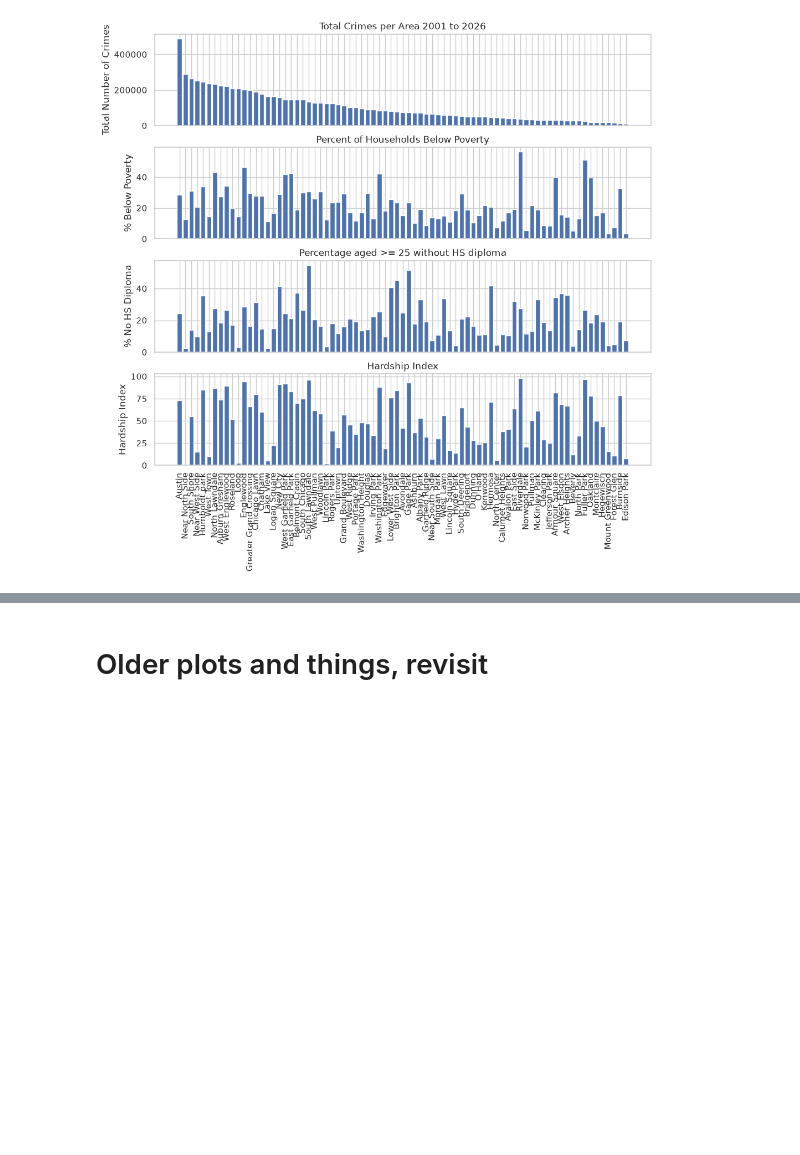
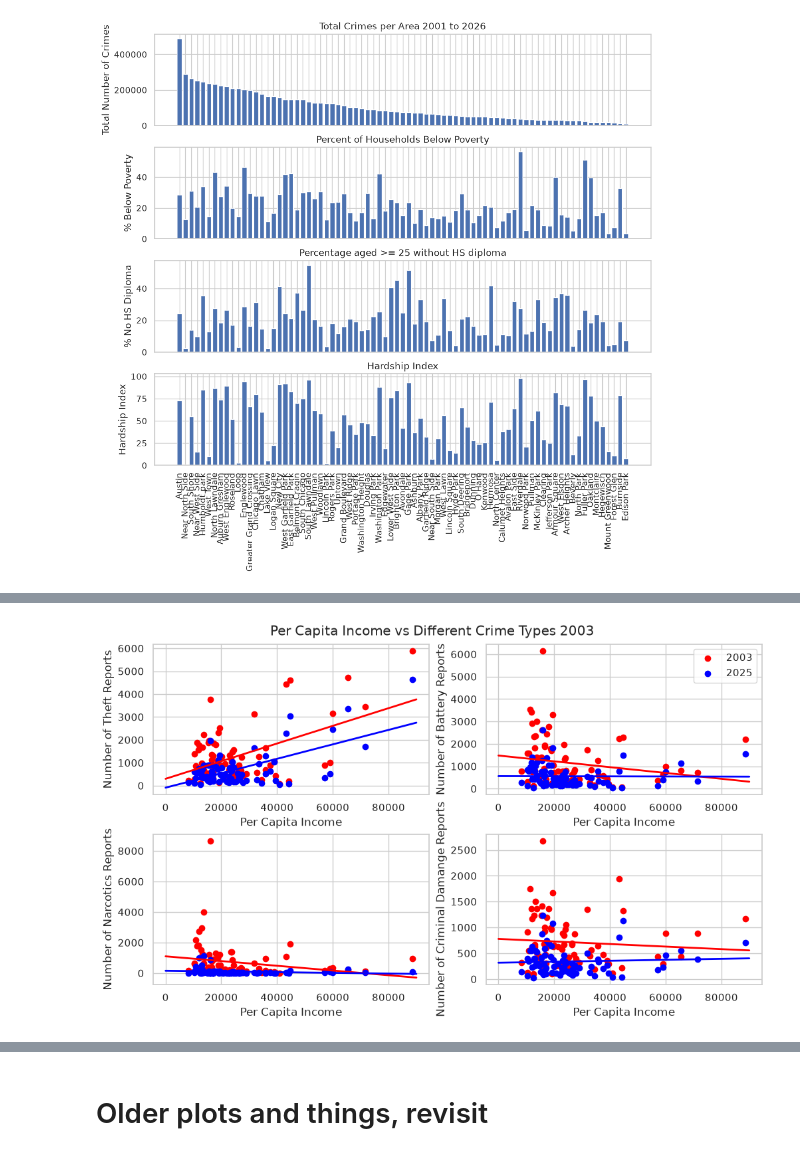
Before and after one commit to ogladr-kjarr/learning-EDA-with-Python, a Jupyter notebook: ChicagoCrimeSocioEconomicData.ipynb, the cells around one changed output, grey strips where cells are left out. Saved outputs shown, nothing was run; the diff lists cells and outputs as text; code cells hidden in the pictures; blank space fills up the shorter version.

```diff
--- a/ChicagoCrimeSocioEconomicData.ipynb
+++ b/ChicagoCrimeSocioEconomicData.ipynb
@@ -446,0 +466,92 @@ In the plot below we can see there is a range of crimes in different income area
+# %%
+# Parse the date-time column to allow extraction of datetime based attributes, filter the years desired, and return the
+# number of crimes by area, type, and year
+crimes_by_income_dated_df = crime_df.with_columns(
+    pl.col("Date").str.to_datetime("%m/%d/%Y %I:%M:%S %p").alias("dt")
+).with_columns(
+    pl.col("dt").dt.year().alias("bucket_year")
+).filter(
+    pl.col("bucket_year").is_in([2003, 2025])
+).group_by(
+    ["CommunityArea", "PrimaryType", "bucket_year"]
+).len("NumberOfCrimes").collect().join(census_df, on="CommunityArea", how="inner")
+
+# Create the year and type filtered dataframes
+def get_subset(primary_type, year):
+    return crimes_by_income_dated_df.filter((pl.col("bucket_year") == year) & (pl.col("PrimaryType") == primary_type))
+
+
+theft_2003_df = get_subset("THEFT", 2003)
+battery_2003_df = get_subset("BATTERY", 2003)
+narcotics_2003_df = get_subset("NARCOTICS", 2003)
+damage_2003_df = get_subset("CRIMINAL DAMAGE", 2003)
+
+theft_2025_df = get_subset("THEFT", 2025)
+battery_2025_df = get_subset("BATTERY", 2025)
+narcotics_2025_df = get_subset("NARCOTICS", 2025)
+damage_2025_df = get_subset("CRIMINAL DAMAGE", 2025)
+
+# Create the linear regression slopes for each type and year for plotting
+def create_lm(lm_df):
+    slope, intercept = np.polyfit(lm_df['PerCapitaIncome'],
+                                                lm_df['NumberOfCrimes'],
+                                                deg=1)
+    xseq = np.linspace(0, 90000, 10)
+
+    return {'slope': slope, 'intercept': intercept, 'xseq': xseq}
+
+
+theft_2003_lm = create_lm(theft_2003_df)
+theft_2025_lm = create_lm(theft_2025_df)
+battery_2003_lm = create_lm(battery_2003_df)
+battery_2025_lm = create_lm(battery_2025_df)
+narcotics_2003_lm = create_lm(narcotics_2003_df)
+narcotics_2025_lm = create_lm(narcotics_2025_df)
+damage_2003_lm = create_lm(damage_2003_df)
+damage_2025_lm = create_lm(damage_2025_df)
+
+
+fig, axd = plt.subplot_mosaic([['theft', 'battery'],
+                               ['narcotics', 'damage']],
+                              figsize=(10, 6), layout="constrained")
+
+# For each axis plot the related data and set the y-axis label, the x-axis label and y-axis ticks are the same for every plot
+for k, ax in axd.items():
+    if k == 'theft':
+        ax.scatter(theft_2003_df['PerCapitaIncome'],
+                    theft_2003_df['NumberOfCrimes'], color="red", label="2003")
+        ax.scatter(theft_2025_df['PerCapitaIncome'],
+                    theft_2025_df['NumberOfCrimes'], color="blue", label="2025")
+        ax.plot(theft_2003_lm['xseq'], theft_2003_lm['intercept'] + theft_2003_lm['slope'] * theft_2003_lm['xseq'], color="red", lw=2)
+        ax.plot(theft_2025_lm['xseq'], theft_2025_lm['intercept'] + theft_2025_lm['slope'] * theft_2025_lm['xseq'], color="blue", lw=2)
+        ax.set_ylabel("Number of Theft Reports")
+
+    if k == 'battery':
+        l1 = ax.scatter(battery_2003_df['PerCapitaIncome'],
+                    battery_2003_df['NumberOfCrimes'], color="red", label="2003")
+        l2 = ax.scatter(battery_2025_df['PerCapitaIncome'],
+                    battery_2025_df['NumberOfCrimes'], color="blue", label="2025")
+        ax.plot(battery_2003_lm['xseq'], battery_2003_lm['intercept'] + battery_2003_lm['slope'] * battery_2003_lm['xseq'], color="red", lw=2)
+        ax.plot(battery_2025_lm['xseq'], battery_2025_lm['intercept'] + battery_2025_lm['slope'] * battery_2025_lm['xseq'], color="blue", lw=2)
+        ax.set_ylabel("Number of Battery Reports")
+        ax.legend(handles=[l1, l2])
+    if k == 'narcotics':
+        ax.scatter(narcotics_2003_df['PerCapitaIncome'],
+                    narcotics_2003_df['NumberOfCrimes'], color="red", label="2003")
+        ax.scatter(narcotics_2025_df['PerCapitaIncome'],
+                    narcotics_2025_df['NumberOfCrimes'], color="blue", label="2025")
+        ax.plot(narcotics_2003_lm['xseq'], narcotics_2003_lm['intercept'] + narcotics_2003_lm['slope'] * narcotics_2003_lm['xseq'], color="red", lw=2)
+        ax.plot(narcotics_2025_lm['xseq'], narcotics_2025_lm['intercept'] + narcotics_2025_lm['slope'] * narcotics_2025_lm['xseq'], color="blue", lw=2)
+        ax.set_ylabel("Number of Narcotics Reports")
+    if k == 'damage':
+        ax.scatter(damage_2003_df['PerCapitaIncome'],
+                    damage_2003_df['NumberOfCrimes'], color="red", label="2003")
+        ax.scatter(damage_2025_df['PerCapitaIncome'],
+                    damage_2025_df['NumberOfCrimes'], color="blue", label="2025")
+        ax.plot(damage_2003_lm['xseq'], damage_2003_lm['intercept'] + damage_2003_lm['slope'] * damage_2003_lm['xseq'], color="red", lw=2)
+        ax.plot(damage_2025_lm['xseq'], damage_2025_lm['intercept'] + damage_2025_lm['slope'] * damage_2025_lm['xseq'], color="blue", lw=2)
+        ax.set_ylabel("Number of Criminal Damange Reports")
+    ax.set_xlabel("Per Capita Income")
+#    ax.set_yticks([10, 20, 30, 40, 50, 60])
+fig.suptitle('Per Capita Income vs Different Crime Types 2003 & 2025')
+# %% [output]
@@ -446,0 +559 @@ In the plot below we can see there is a range of crimes in different income area
+[figure, added]
```
Also changed, not shown: parts of 20 cells of this notebook.
